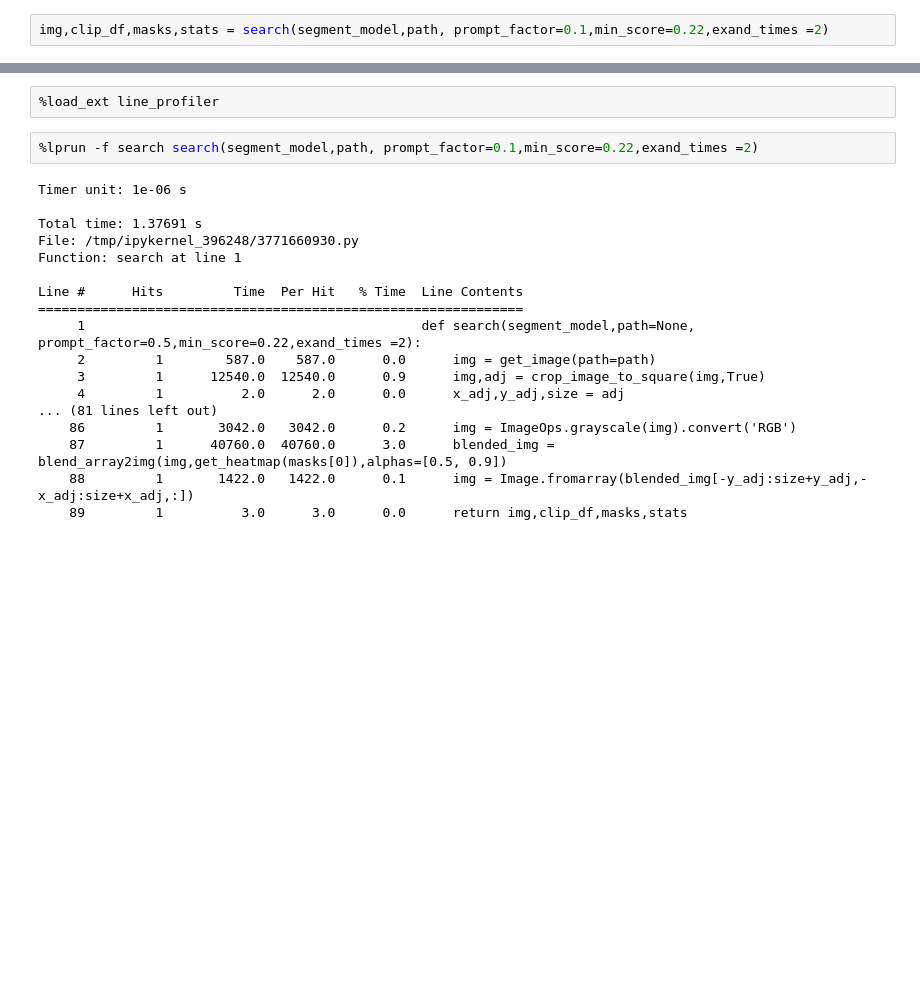
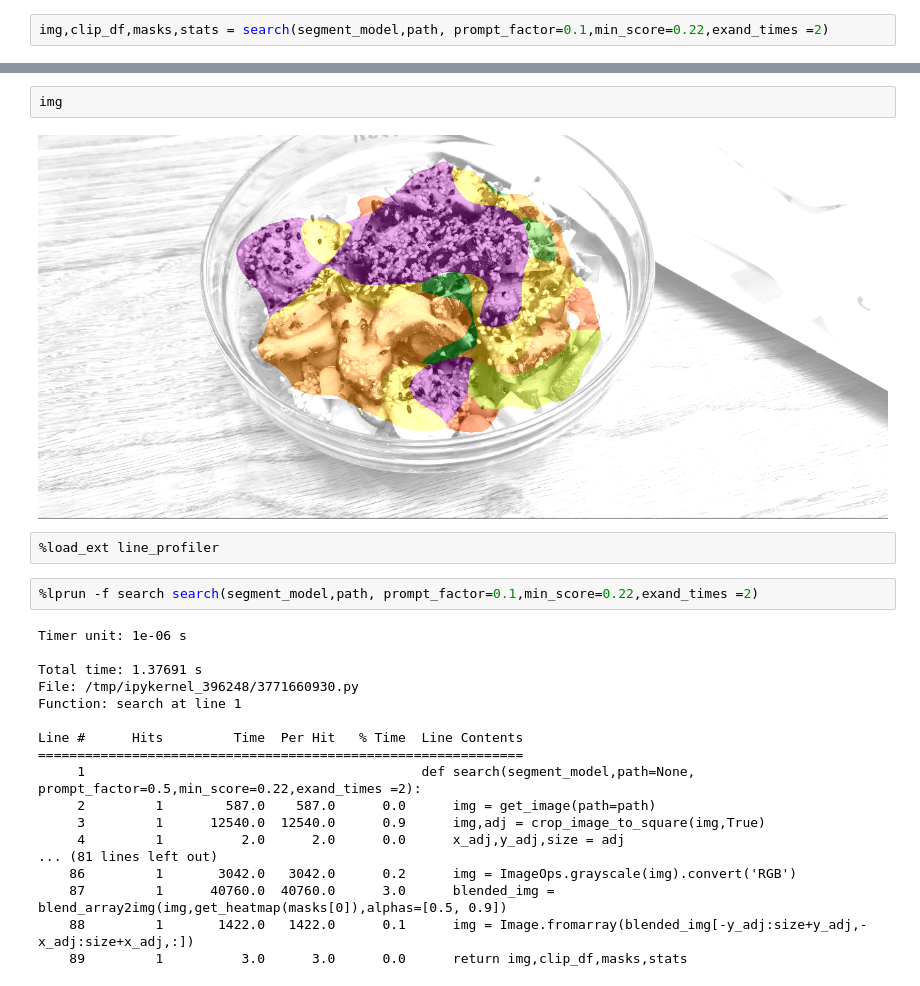
Before and after one commit to DmitriyG228/food, a Jupyter notebook: 00_nbs/01_search.ipynb, the cells around one changed output, grey strips where cells are left out. Drawn from its saved outputs; the diff is of its cells as text; blank space fills up the shorter version.

```diff
--- a/00_nbs/01_search.ipynb
+++ b/00_nbs/01_search.ipynb
@@ -293,3 +332,7 @@ img,clip_df,masks,stats = search(segment_model,path, prompt_factor=0.1,min_score
+# %%
+img
+# %% [output]
+[figure, added]
 # %%
 %load_ext line_profiler
 # %%
```
Also changed, not shown: parts of 9 cells of this notebook, 6 other files.
